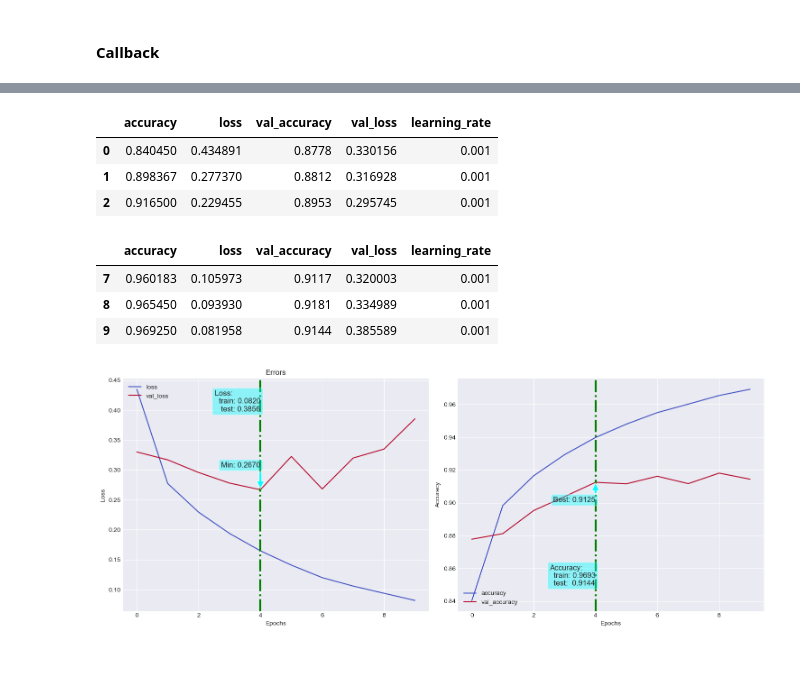
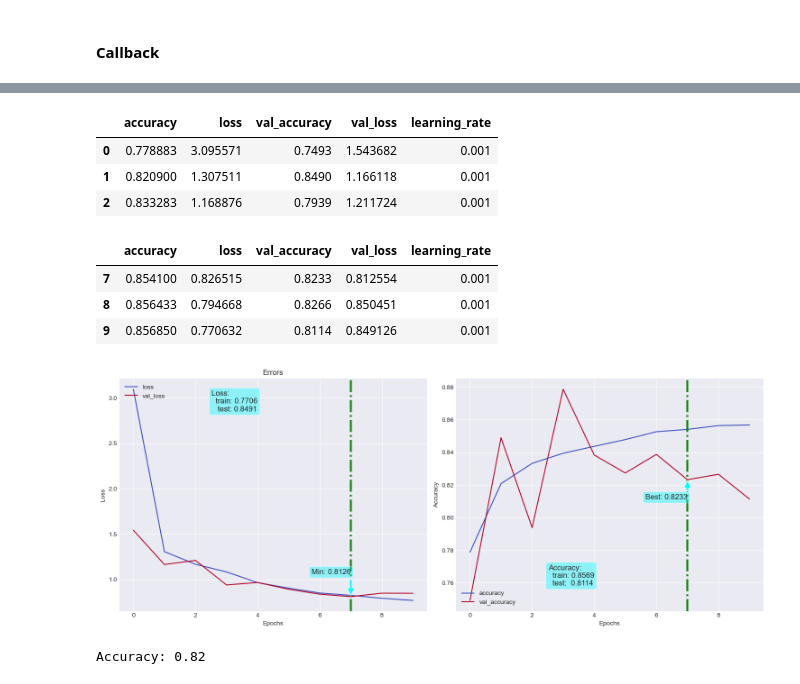
Before and after one commit to sngrajesh/DeepLearningAndNeuralNetworks, a Jupyter notebook: Day10-CNN/L10.1-CNN-Mnist.ipynb, the cells around one changed output, grey strips where cells are left out. Drawn from its saved outputs; the diff is of its cells as text; code cells hidden in the pictures.

```diff
--- a/Day10-CNN/L10.1-CNN-Mnist.ipynb
+++ b/Day10-CNN/L10.1-CNN-Mnist.ipynb
@@ -472,21 +521,34 @@ Epoch 6/10
 # %%
 # results and inferences
 hist_df = pd.DataFrame(history.history)
 
 display(hist_df.head(3))
 display(hist_df.tail(3))
 
 fn_plot_tf_hist(hist_df = hist_df)
-
-if model is not None:
-    del model
 # %% [output]
 |  | accuracy | loss | val_accuracy | val_loss | learning_rate |
-| 0 | 0.840450 | 0.434891 | 0.8778 | 0.330156 | 0.001 |
-| 1 | 0.898367 | 0.277370 | 0.8812 | 0.316928 | 0.001 |
-| 2 | 0.916500 | 0.229455 | 0.8953 | 0.295745 | 0.001 |
+| 0 | 0.778883 | 3.095571 | 0.7493 | 1.543682 | 0.001 |
+| 1 | 0.820900 | 1.307511 | 0.8490 | 1.166118 | 0.001 |
+| 2 | 0.833283 | 1.168876 | 0.7939 | 1.211724 | 0.001 |
 |  | accuracy | loss | val_accuracy | val_loss | learning_rate |
-| 7 | 0.960183 | 0.105973 | 0.9117 | 0.320003 | 0.001 |
-| 8 | 0.965450 | 0.093930 | 0.9181 | 0.334989 | 0.001 |
-| 9 | 0.969250 | 0.081958 | 0.9144 | 0.385589 | 0.001 |
+| 7 | 0.854100 | 0.826515 | 0.8233 | 0.812554 | 0.001 |
+| 8 | 0.856433 | 0.794668 | 0.8266 | 0.850451 | 0.001 |
+| 9 | 0.856850 | 0.770632 | 0.8114 | 0.849126 | 0.001 |
-[figure, old version]
+[figure, new version]
+# %%
+y_true, y_pred = [], []
+
+for batch_idx, (X, y) in enumerate(test_ds):
+    y_true.append(y)
+    y_pred.append(model(X))
+
+y_true = np.concatenate(y_true)
+y_pred = np.concatenate(y_pred)
+
+y_pred = np.argmax(y_pred, axis=1)
+
+
+print(f'Accuracy: {accuracy_score(y_true, y_pred):.2f}')
+# %% [output]
+Accuracy: 0.82
```
Also changed, not shown: parts of 4 cells of this notebook, 7 other files.
